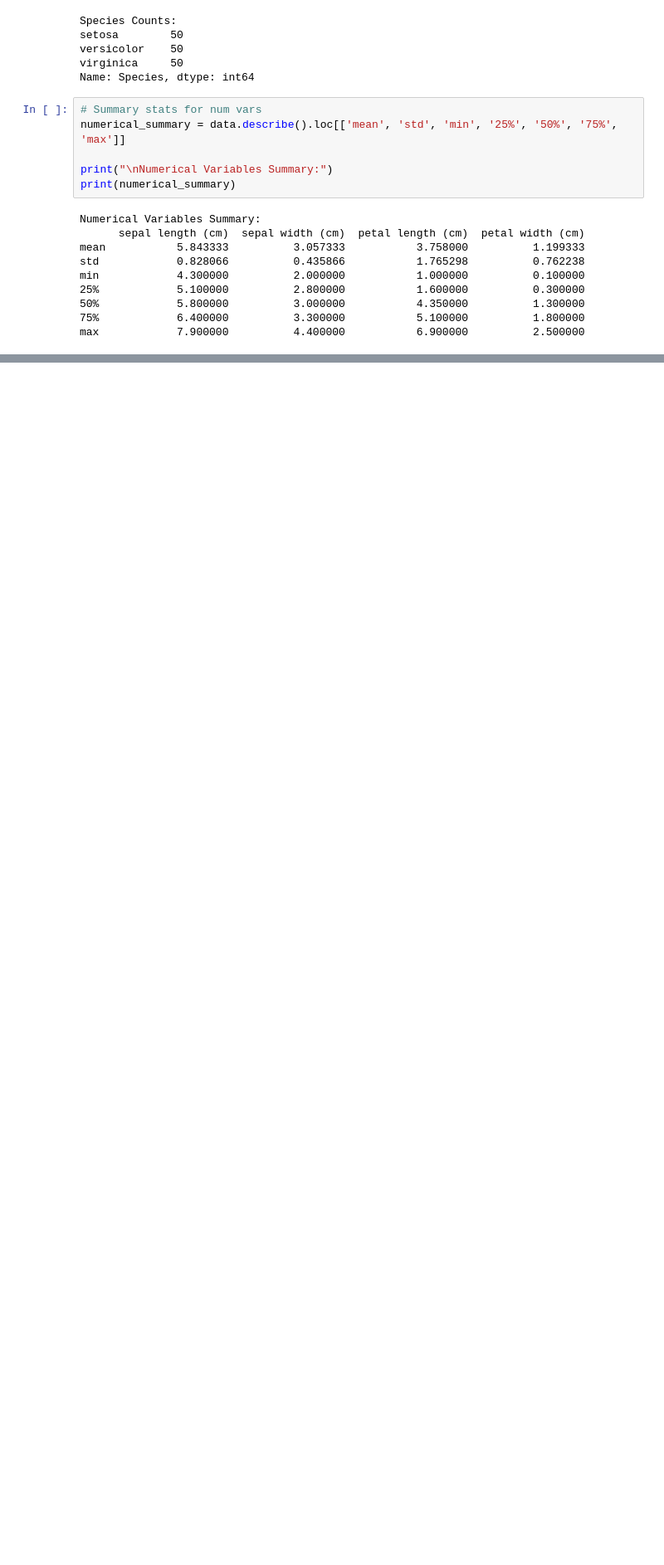
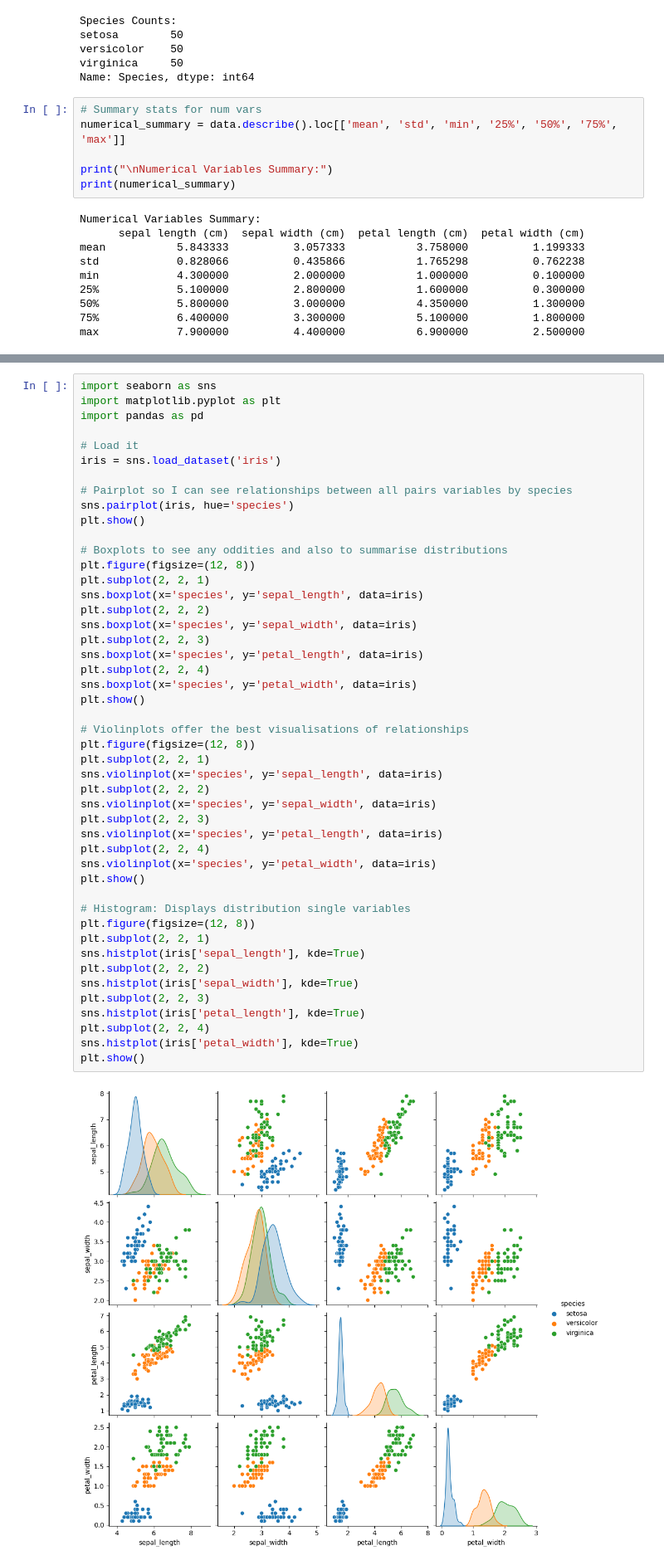
Before and after one commit to Gerbs2193/Fundamentals-of-Data-Analysis, a Jupyter notebook: project.ipynb/project.ipynb, the cells around one changed output, grey strips where cells are left out. Shown at 83% size. Saved outputs shown, nothing was run; the diff lists cells and outputs as text; blank space fills up the shorter version.

```diff
--- a/project.ipynb/project.ipynb
+++ b/project.ipynb/project.ipynb
@@ -229,0 +232,49 @@ plt.show()
+# %%
+import seaborn as sns
+import matplotlib.pyplot as plt
+import pandas as pd
+
+# Load it
+iris = sns.load_dataset('iris')
+
+# Pairplot so I can see relationships between all pairs variables by species
+sns.pairplot(iris, hue='species')
+plt.show()
+
+# Boxplots to see any oddities and also to summarise distributions
+plt.figure(figsize=(12, 8))
+plt.subplot(2, 2, 1)
+sns.boxplot(x='species', y='sepal_length', data=iris)
+plt.subplot(2, 2, 2)
+sns.boxplot(x='species', y='sepal_width', data=iris)
+plt.subplot(2, 2, 3)
+sns.boxplot(x='species', y='petal_length', data=iris)
+plt.subplot(2, 2, 4)
+sns.boxplot(x='species', y='petal_width', data=iris)
+plt.show()
+
+# Violinplots offer the best visualisations of relationships
+plt.figure(figsize=(12, 8))
+plt.subplot(2, 2, 1)
+sns.violinplot(x='species', y='sepal_length', data=iris)
+plt.subplot(2, 2, 2)
+sns.violinplot(x='species', y='sepal_width', data=iris)
+plt.subplot(2, 2, 3)
+sns.violinplot(x='species', y='petal_length', data=iris)
+plt.subplot(2, 2, 4)
+sns.violinplot(x='species', y='petal_width', data=iris)
+plt.show()
+
+# Histogram: Displays distribution single variables
+plt.figure(figsize=(12, 8))
+plt.subplot(2, 2, 1)
+sns.histplot(iris['sepal_length'], kde=True)
+plt.subplot(2, 2, 2)
+sns.histplot(iris['sepal_width'], kde=True)
+plt.subplot(2, 2, 3)
+sns.histplot(iris['petal_length'], kde=True)
+plt.subplot(2, 2, 4)
+sns.histplot(iris['petal_width'], kde=True)
+plt.show()
+# %% [output]
+[figure, added]
```
Also changed, not shown: parts of 10 cells of this notebook.
